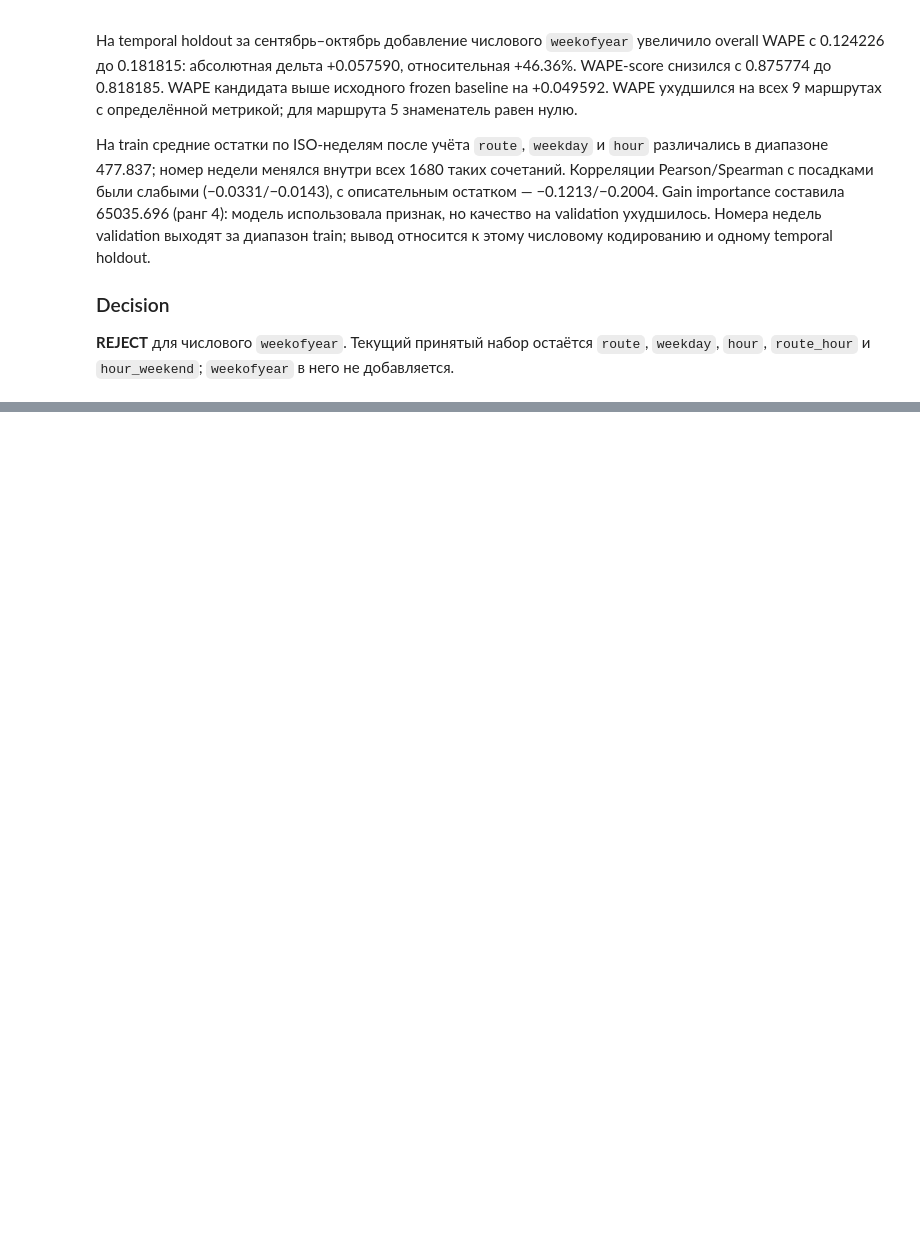
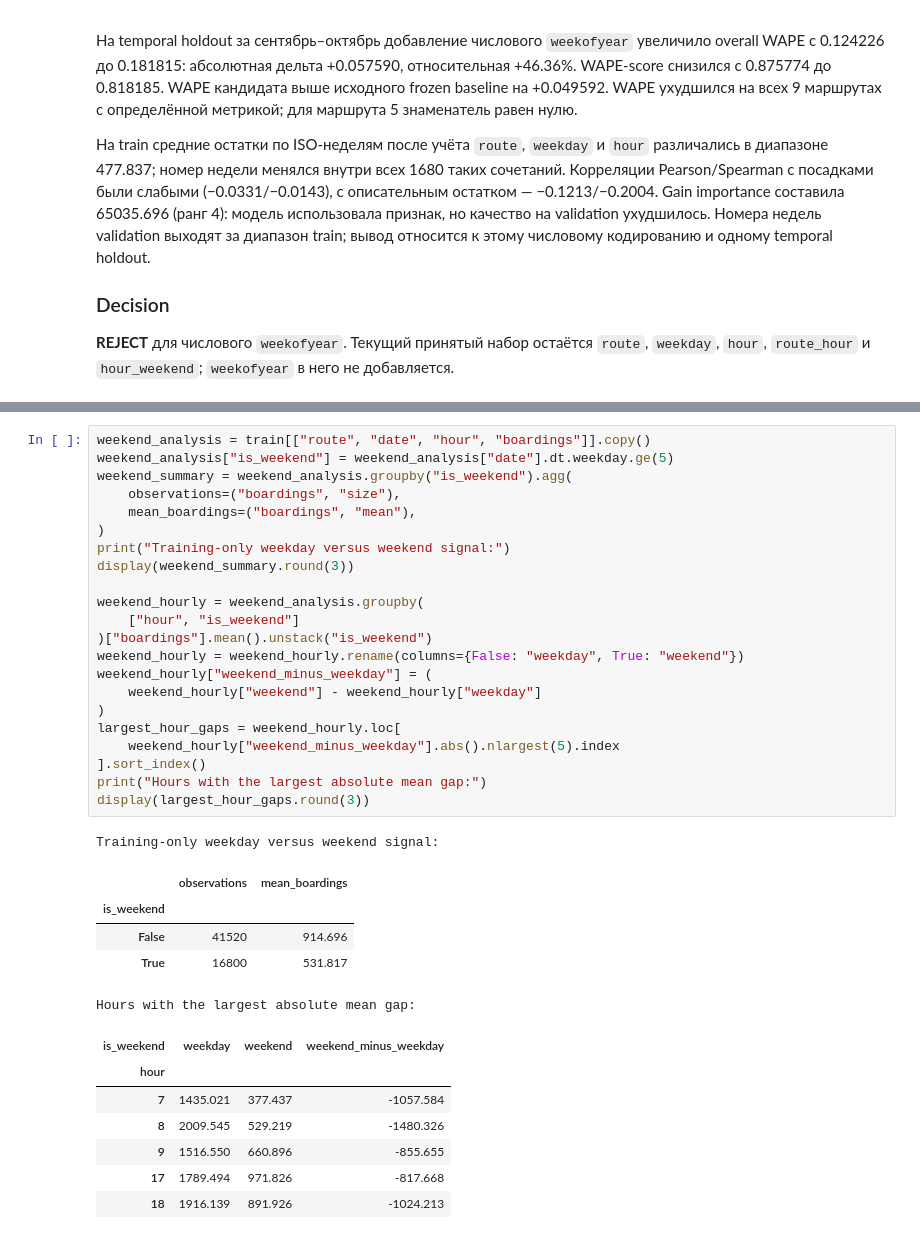
Before and after one commit to rapogahu/MT-Hackathon-2026, a Jupyter notebook: ml/notebooks/feature_engineering.ipynb, the cells around one changed output, grey strips where cells are left out. Drawn from its saved outputs; the diff is of its cells as text; blank space fills up the shorter version.

```diff
--- a/ml/notebooks/feature_engineering.ipynb
+++ b/ml/notebooks/feature_engineering.ipynb
@@ -1239,0 +1254,36 @@ Validation WAPE by route:
+# %%
+weekend_analysis = train[["route", "date", "hour", "boardings"]].copy()
+weekend_analysis["is_weekend"] = weekend_analysis["date"].dt.weekday.ge(5)
+weekend_summary = weekend_analysis.groupby("is_weekend").agg(
+    observations=("boardings", "size"),
+    mean_boardings=("boardings", "mean"),
+)
+print("Training-only weekday versus weekend signal:")
+display(weekend_summary.round(3))
+
+weekend_hourly = weekend_analysis.groupby(
+    ["hour", "is_weekend"]
+)["boardings"].mean().unstack("is_weekend")
+weekend_hourly = weekend_hourly.rename(columns={False: "weekday", True: "weekend"})
+weekend_hourly["weekend_minus_weekday"] = (
+    weekend_hourly["weekend"] - weekend_hourly["weekday"]
+)
+largest_hour_gaps = weekend_hourly.loc[
+    weekend_hourly["weekend_minus_weekday"].abs().nlargest(5).index
+].sort_index()
+print("Hours with the largest absolute mean gap:")
+display(largest_hour_gaps.round(3))
+# %% [output]
+Training-only weekday versus weekend signal:
+|  | observations | mean_boardings |
+| is_weekend |  |  |
+| False | 41520 | 914.696 |
+| True | 16800 | 531.817 |
+Hours with the largest absolute mean gap:
+| is_weekend | weekday | weekend | weekend_minus_weekday |
+| hour |  |  |  |
+| 7 | 1435.021 | 377.437 | -1057.584 |
+| 8 | 2009.545 | 529.219 | -1480.326 |
+| 9 | 1516.550 | 660.896 | -855.655 |
+| 17 | 1789.494 | 971.826 | -817.668 |
+| 18 | 1916.139 | 891.926 | -1024.213 |
```
Also changed, not shown: parts of 12 cells of this notebook, 1 other file.
